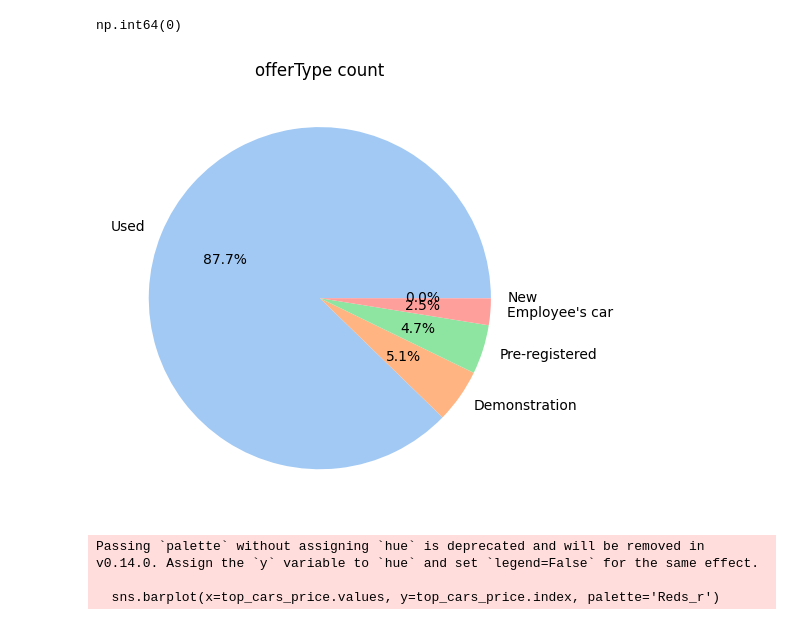
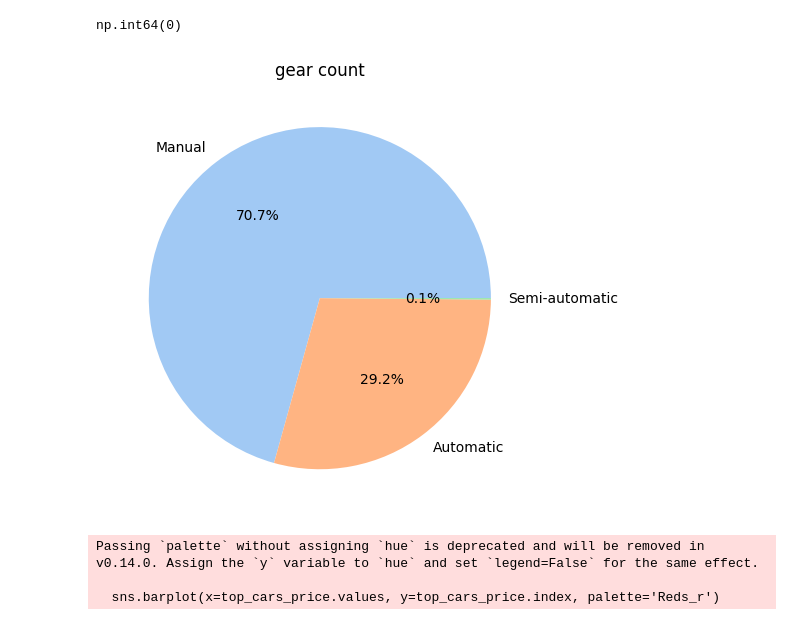
Before and after one commit to AbdallhOmran/Used-car-prices, a Jupyter notebook: index.ipynb, the cells around one changed output. Saved outputs shown, nothing was run; the diff lists cells and outputs as text; code cells hidden in the pictures.

```diff
--- a/index.ipynb
+++ b/index.ipynb
@@ -110,13 +110,13 @@ df["price"] = df["price"].astype(int)
 df["hp"] = df["hp"].astype(int)
 df["year"] = df["year"].astype(int)
 # %%
-fuel_count = df["offerType"].value_counts()
-plt.title("offerType count")
+fuel_count = df["gear"].value_counts()
+plt.title("gear count")
 plt.pie(fuel_count,labels=fuel_count.index,autopct='%1.1f%%',colors=sns.color_palette("pastel"))
 plt.tight_layout()
 plt.show()
 # %% [output]
-[figure, old version]
+[figure, new version]
 # %%
 top_cars_price = df.groupby("make")["price"].sum().sort_values(ascending=False).head(10)
 sns.barplot(x=top_cars_price.values, y=top_cars_price.index, palette='Reds_r')
```
Also changed, not shown: parts of 1 cell of this notebook, 1 other file.
